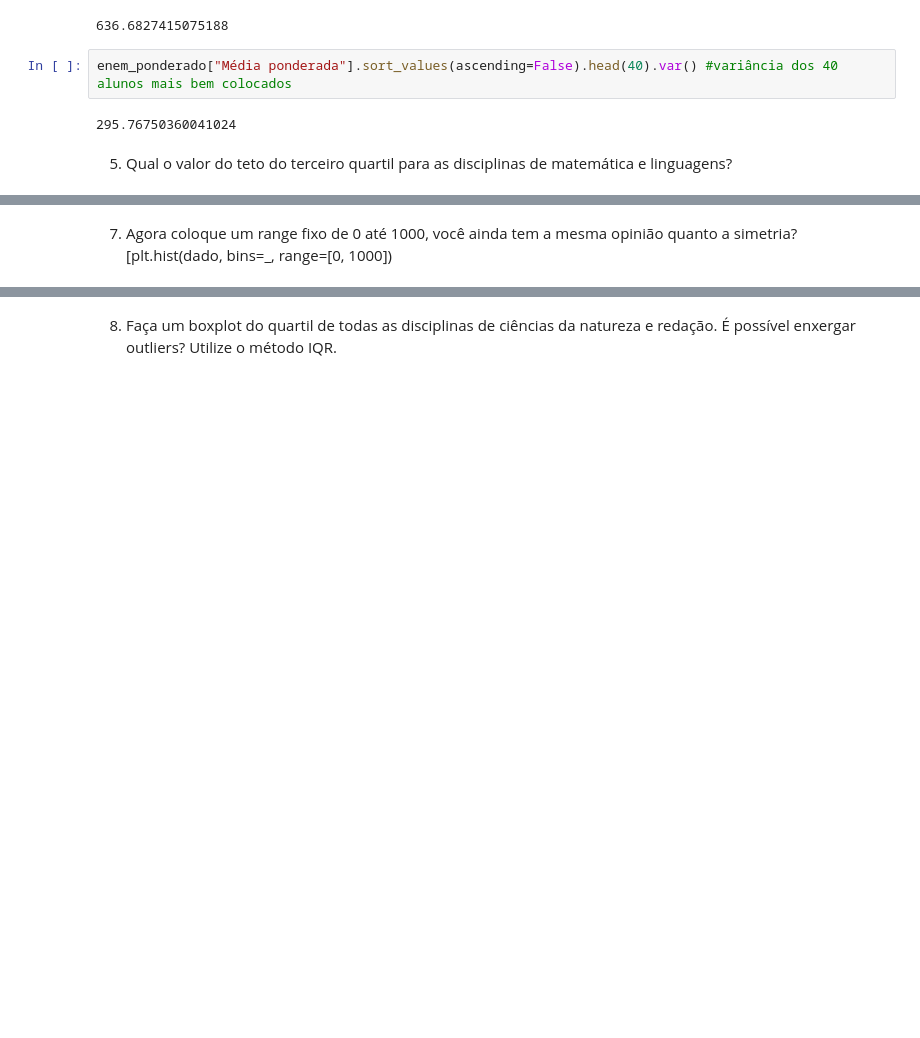
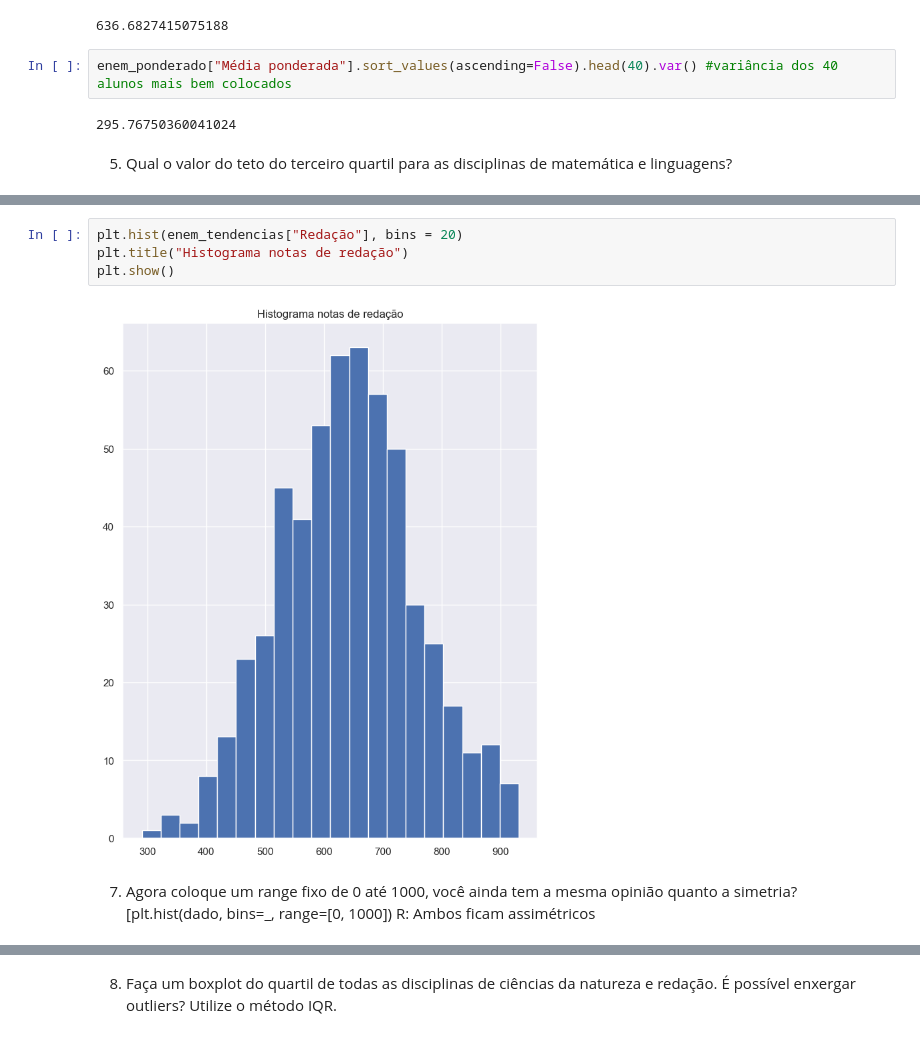
Before and after one commit to juh-rr/exercicio-estatistica, a Jupyter notebook: questoes.ipynb, the cells around one changed output, grey strips where cells are left out. Drawn from its saved outputs; the diff is of its cells as text; blank space fills up the shorter version.

```diff
--- a/questoes.ipynb
+++ b/questoes.ipynb
@@ -197,3 +225,10 @@ se não assimétricas?
+# %%
+plt.hist(enem_tendencias["Redação"], bins = 20)
+plt.title("Histograma notas de redação")
+plt.show()
+# %% [output]
+[figure, added]
 # %% [markdown]
 7. Agora coloque um range fixo de 0 até 1000, você ainda tem a mesma
 opinião quanto a simetria? [plt.hist(dado, bins=_, range=[0, 1000])
+R: Ambos ficam assimétricos
```
Also changed, not shown: parts of 9 cells of this notebook.
